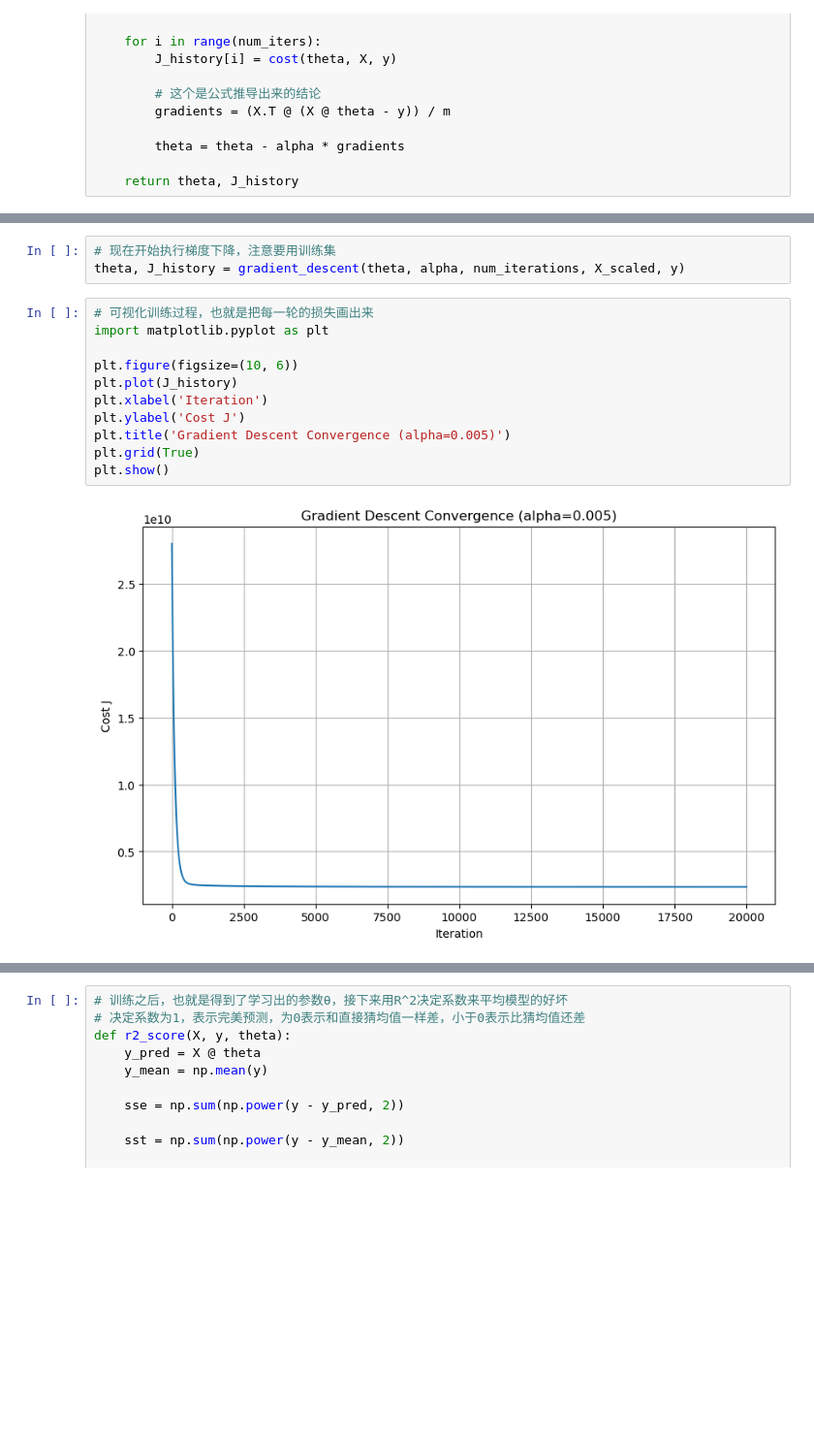
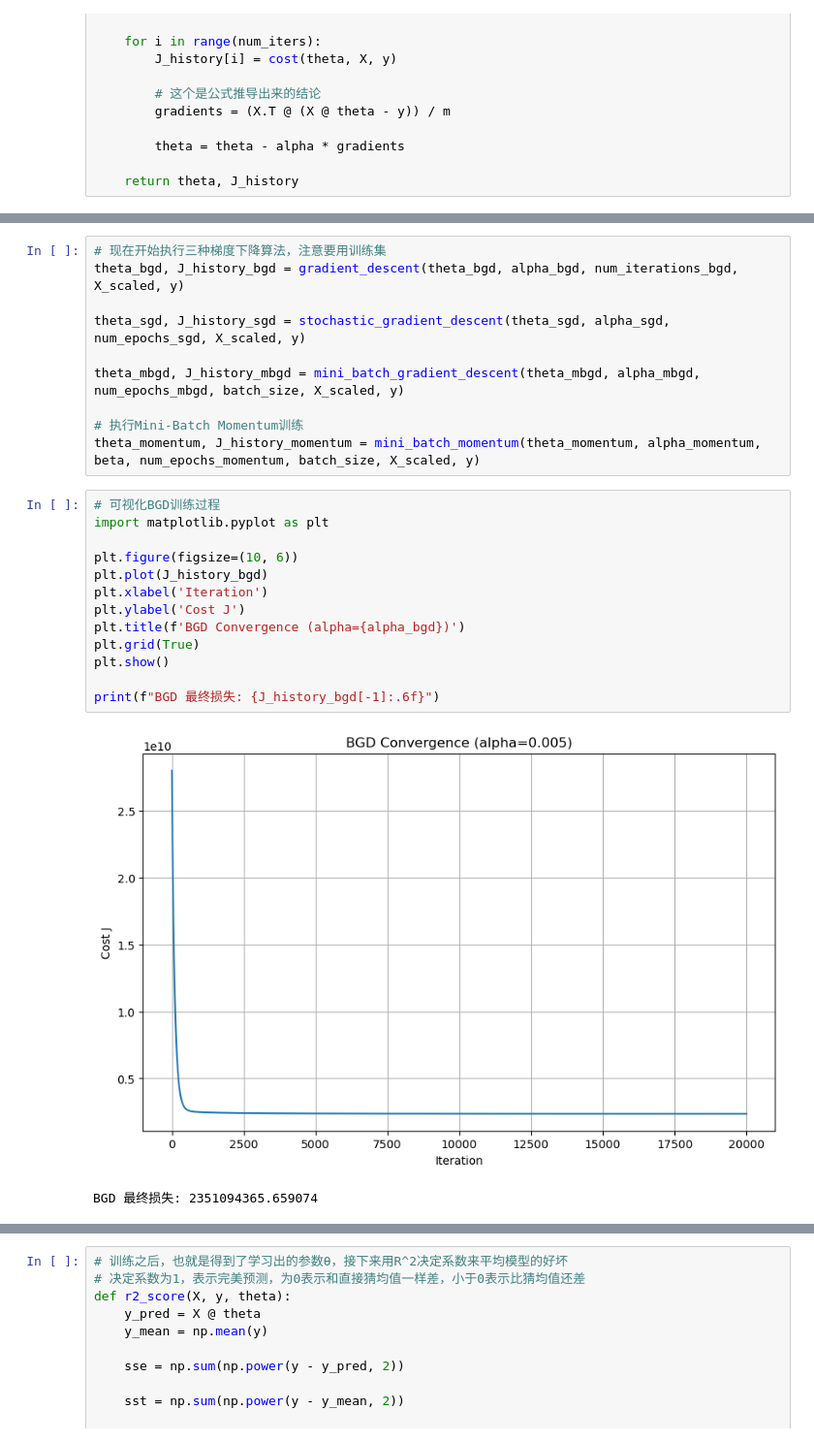
Before and after one commit to cche0214/Machine-Learning-and-Optimization, a Jupyter notebook: Ex1.ipynb, the cells around one changed output, grey strips where cells are left out. Shown at 97% size. Saved outputs shown, nothing was run; the diff lists cells and outputs as text; blank space fills up the shorter version.

```diff
--- a/Ex1.ipynb
+++ b/Ex1.ipynb
@@ -340,16 +486,26 @@ def gradient_descent(theta, alpha, num_iters, X, y):
 # %%
-# 现在开始执行梯度下降，注意要用训练集
-theta, J_history = gradient_descent(theta, alpha, num_iterations, X_scaled, y)
+# 现在开始执行三种梯度下降算法，注意要用训练集
+theta_bgd, J_history_bgd = gradient_descent(theta_bgd, alpha_bgd, num_iterations_bgd, X_scaled, y)
+
+theta_sgd, J_history_sgd = stochastic_gradient_descent(theta_sgd, alpha_sgd, num_epochs_sgd, X_scaled, y)
+
+theta_mbgd, J_history_mbgd = mini_batch_gradient_descent(theta_mbgd, alpha_mbgd, num_epochs_mbgd, batch_size, X_scaled, y)
+
+# 执行Mini-Batch Momentum训练
+theta_momentum, J_history_momentum = mini_batch_momentum(theta_momentum, alpha_momentum, beta, num_epochs_momentum, batch_size, X_scaled, y)
 # %%
-# 可视化训练过程，也就是把每一轮的损失画出来
+# 可视化BGD训练过程
 import matplotlib.pyplot as plt
 
 plt.figure(figsize=(10, 6))
-plt.plot(J_history)
+plt.plot(J_history_bgd)
 plt.xlabel('Iteration')
 plt.ylabel('Cost J')
-plt.title('Gradient Descent Convergence (alpha=0.005)')
+plt.title(f'BGD Convergence (alpha={alpha_bgd})')
 plt.grid(True)
 plt.show()
+
+print(f"BGD 最终损失: {J_history_bgd[-1]:.6f}")
 # %% [output]
-[figure, old version]
+[figure, new version]
+BGD 最终损失: 2351094365.659074
```
Also changed, not shown: parts of 9 cells of this notebook.
